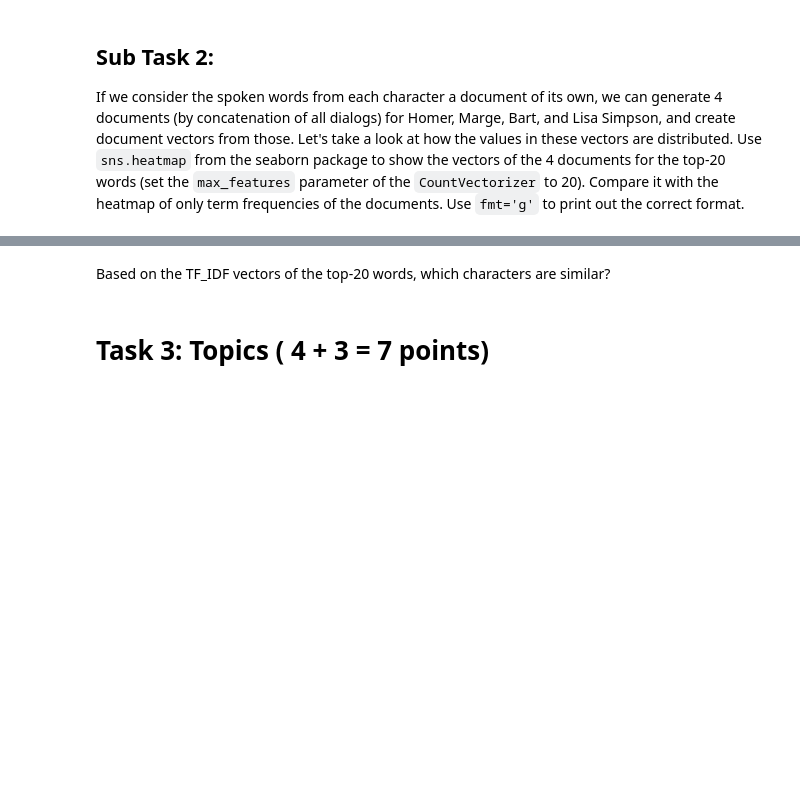
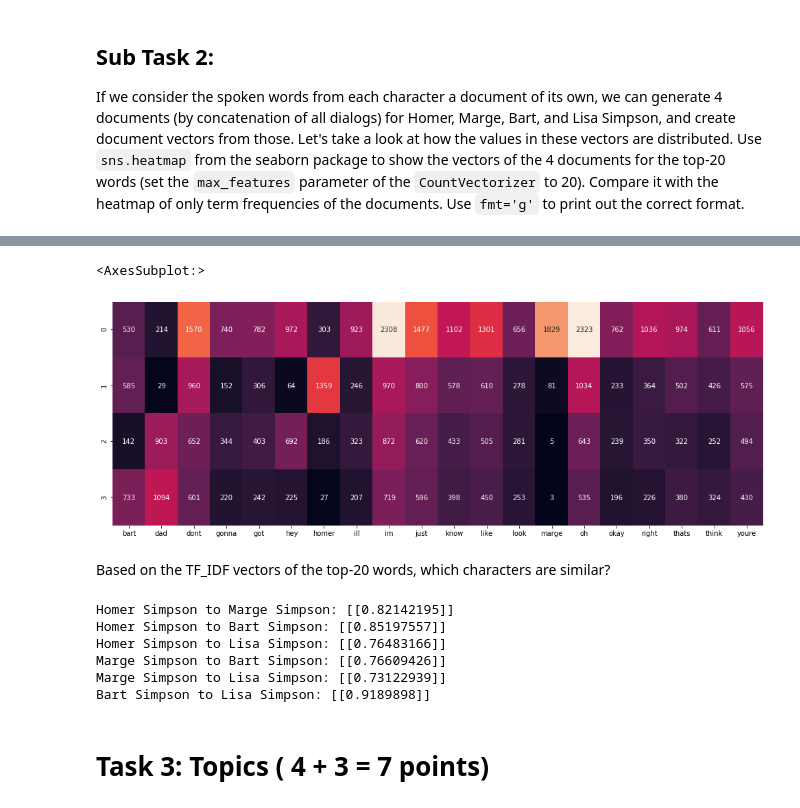
Before and after one commit to fidsusj/HateSpeechDetection, a Jupyter notebook: assignments/2/ITA_assignment_2.ipynb, the cells around one changed output, grey strips where cells are left out. Drawn from its saved outputs; the diff is of its cells as text; code cells hidden in the pictures; blank space fills up the shorter version.

```diff
--- a/assignments/2/ITA_assignment_2.ipynb
+++ b/assignments/2/ITA_assignment_2.ipynb
@@ -544,17 +583,27 @@ sns.heatmap(### Your tfidf weights ###
 # %%
 fig, ax = plt.subplots(figsize=(17,6))
-sns.heatmap(### Your count vectorizer weights ###
-    , annot=True, cbar=False, ax=ax, xticklabels=#top 20 words
+sns.heatmap(df_tf ### Your count vectorizer weights ###
+    , annot=True, cbar=False, ax=ax, xticklabels=df_tf.columns, fmt='g' #top 20 words
 )
+# %% [output]
+<AxesSubplot:>
+[figure, added]
 # %% [markdown]
 Based on the TF_IDF vectors of the top-20 words, which characters are similar?
 # %%
-from sklearn.metrics import pairwise
+from sklearn.metrics.pairwise import cosine_similarity
 names = ['Homer Simpson', 'Marge Simpson', 'Bart Simpson', 'Lisa Simpson']
-cosine= ### Your code ###
+#cosine= ### Your code ###
 for i,name in zip(range(4),names):
     for j,name2 in zip(range(i+1,4),names[i+1:]):
-        print('{} to {}: {}'.format(name, name2, ### Your code to compute cosine similarity ###))
+        print('{} to {}: {}'.format(name, name2, cosine_similarity(df_tf_idf.iloc[[i]], df_tf_idf.iloc[[j]])))
+# %% [output]
+Homer Simpson to Marge Simpson: [[0.82142195]]
+Homer Simpson to Bart Simpson: [[0.85197557]]
+Homer Simpson to Lisa Simpson: [[0.76483166]]
+Marge Simpson to Bart Simpson: [[0.76609426]]
+Marge Simpson to Lisa Simpson: [[0.73122939]]
+Bart Simpson to Lisa Simpson: [[0.9189898]]
 # %% [markdown]
 # Task 3: Topics ( 4 + 3 = 7 points)
 # %% [markdown]
```
Also changed, not shown: parts of 3 cells of this notebook.
